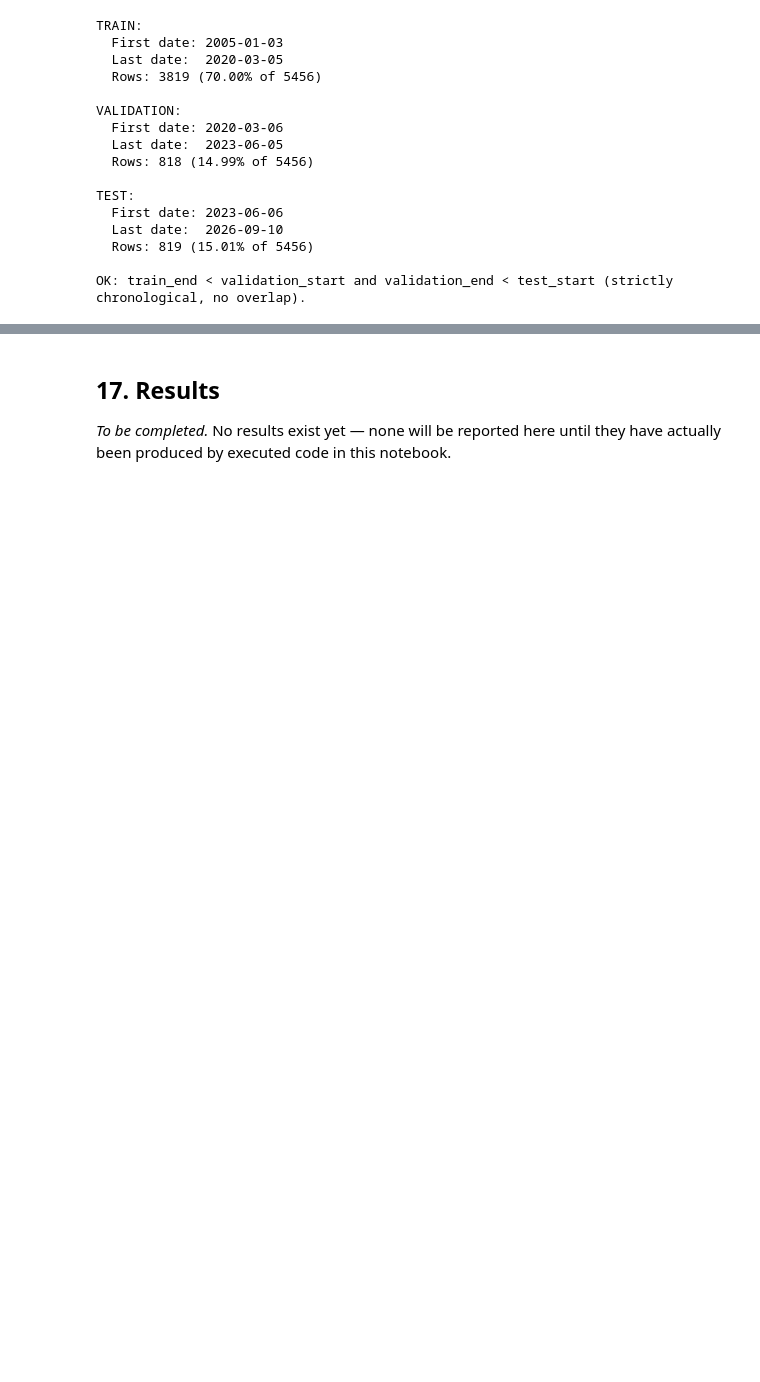
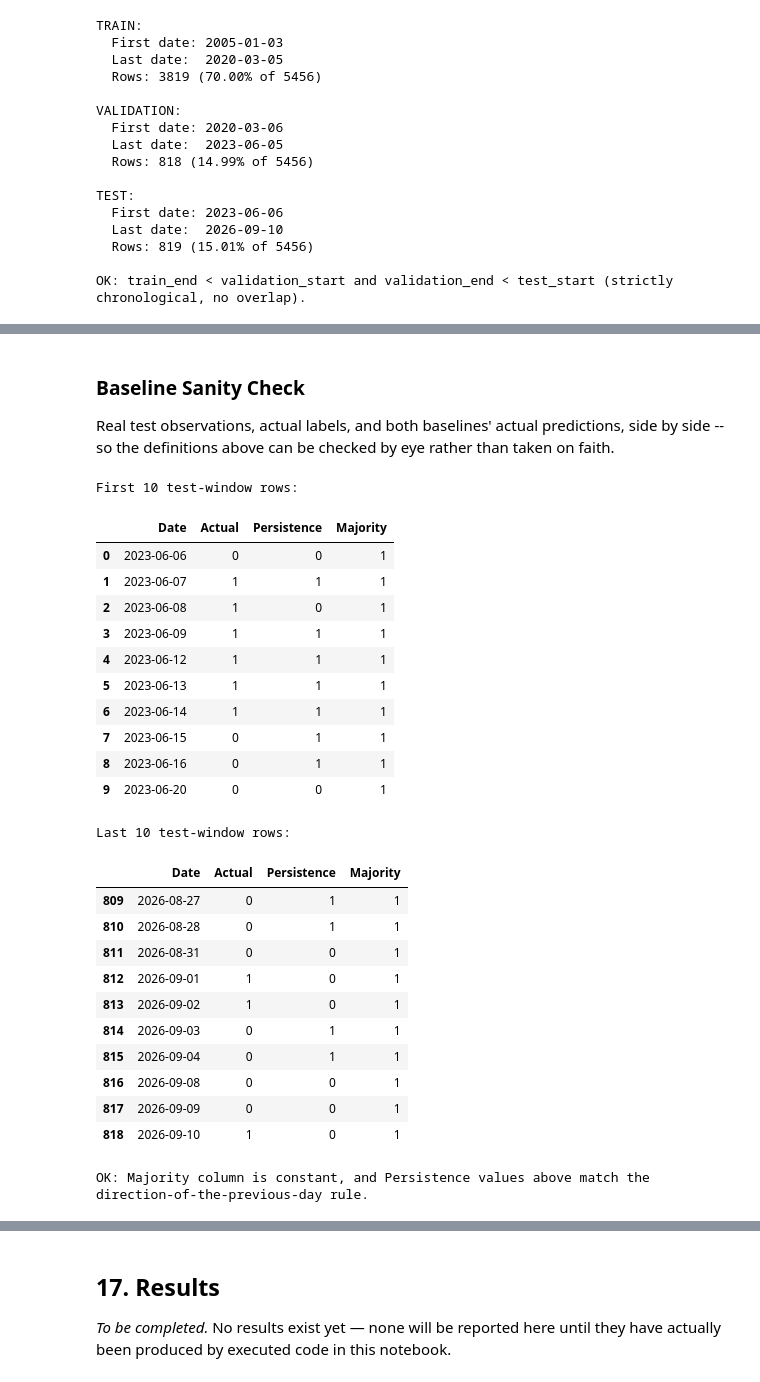
Before and after one commit to YushBytes/stock-price-movement-predictor, a Jupyter notebook: notebooks/stock_price_movement_predictor.ipynb, the cells around one changed output, grey strips where cells are left out. Cells and saved outputs as stored; diff of their text form; code cells hidden in the pictures; blank space fills up the shorter version.

```diff
--- a/notebooks/stock_price_movement_predictor.ipynb
+++ b/notebooks/stock_price_movement_predictor.ipynb
@@ -432,0 +439,16 @@ _To be completed in Phase 5._ Two naive baselines, evaluated with zero model fit
+# %%
+from src.baselines import persistence_baseline
+
+persistence_predictions = persistence_baseline(target_df, test_df)
+
+print(f"Number of persistence predictions: {len(persistence_predictions)} (test_df rows: {len(test_df)})")
+assert len(persistence_predictions) == len(test_df)
+
+print()
+print("Small real example -- the first test-window prediction uses VALIDATION-period history:")
+last_val_dates = validation_df[["Date", "Close"]].tail(2).reset_index(drop=True)
+print(last_val_dates)
+print(f"direction observed on {last_val_dates['Date'].iloc[1].date()}: "
+      f"{'UP (1)' if last_val_dates['Close'].iloc[1] > last_val_dates['Close'].iloc[0] else 'DOWN_OR_FLAT (0)'}")
+print(f"First test row: {test_df['Date'].iloc[0].date()}, Close={test_df['Close'].iloc[0]}")
+print(f"Persistence prediction for that row: {persistence_predictions.iloc[0]}")
@@ -432,0 +469,11 @@ _To be completed in Phase 5._ Two naive baselines, evaluated with zero model fit
+# %%
+from src.baselines import majority_class_baseline
+
+majority_predictions = majority_class_baseline(train_df["Target"], n_predictions=len(test_df))
+
+print(f"Train class counts -- UP: {train_balance['n_up']}, DOWN_OR_FLAT: {train_balance['n_down_or_flat']}")
+print(f"Majority class selected from TRAIN ONLY: {majority_predictions.iloc[0]} "
+      f"({'UP' if majority_predictions.iloc[0] == 1 else 'DOWN_OR_FLAT'})")
+print(f"Number of majority predictions: {len(majority_predictions)} (test_df rows: {len(test_df)})")
+assert len(majority_predictions) == len(test_df)
+assert majority_predictions.nunique() == 1, "Majority baseline must predict a single constant class."
@@ -433,3 +525,51 @@ _To be completed in Phase 5._ Two naive baselines, evaluated with zero model fit
+# %% [markdown]
+### Baseline Sanity Check
+
+Real test observations, actual labels, and both baselines' actual predictions, side by side -- so the definitions above can be checked by eye rather than taken on faith.
+# %%
+sanity_df = pd.DataFrame(
+    {
+        "Date": test_df["Date"],
+        "Actual": test_df["Target"].values,
+        "Persistence": persistence_predictions.values,
+        "Majority": majority_predictions.values,
+    }
+)
+
+print("First 10 test-window rows:")
+display(sanity_df.head(10))
+print("Last 10 test-window rows:")
+display(sanity_df.tail(10))
+
+assert sanity_df["Majority"].nunique() == 1, "Majority column should be constant across the whole table."
+print()
+print("OK: Majority column is constant, and Persistence values above match the direction-of-the-previous-day rule.")
+# %% [output]
+First 10 test-window rows:
+|  | Date | Actual | Persistence | Majority |
+| 0 | 2023-06-06 | 0 | 0 | 1 |
+| 1 | 2023-06-07 | 1 | 1 | 1 |
+| 2 | 2023-06-08 | 1 | 0 | 1 |
+| 3 | 2023-06-09 | 1 | 1 | 1 |
+| 4 | 2023-06-12 | 1 | 1 | 1 |
+| 5 | 2023-06-13 | 1 | 1 | 1 |
+| 6 | 2023-06-14 | 1 | 1 | 1 |
+| 7 | 2023-06-15 | 0 | 1 | 1 |
+| 8 | 2023-06-16 | 0 | 1 | 1 |
+| 9 | 2023-06-20 | 0 | 0 | 1 |
+Last 10 test-window rows:
+|  | Date | Actual | Persistence | Majority |
+| 809 | 2026-08-27 | 0 | 1 | 1 |
+| 810 | 2026-08-28 | 0 | 1 | 1 |
+| 811 | 2026-08-31 | 0 | 0 | 1 |
+| 812 | 2026-09-01 | 1 | 0 | 1 |
+| 813 | 2026-09-02 | 1 | 0 | 1 |
+| 814 | 2026-09-03 | 0 | 1 | 1 |
+| 815 | 2026-09-04 | 0 | 1 | 1 |
+| 816 | 2026-09-08 | 0 | 0 | 1 |
+| 817 | 2026-09-09 | 0 | 0 | 1 |
+| 818 | 2026-09-10 | 1 | 0 | 1 |
+OK: Majority column is constant, and Persistence values above match the direction-of-the-previous-day rule.
 # %% [markdown]
 ## 11. Raw Feature Model
 
```
Also changed, not shown: parts of 14 cells of this notebook, 8 other files.
